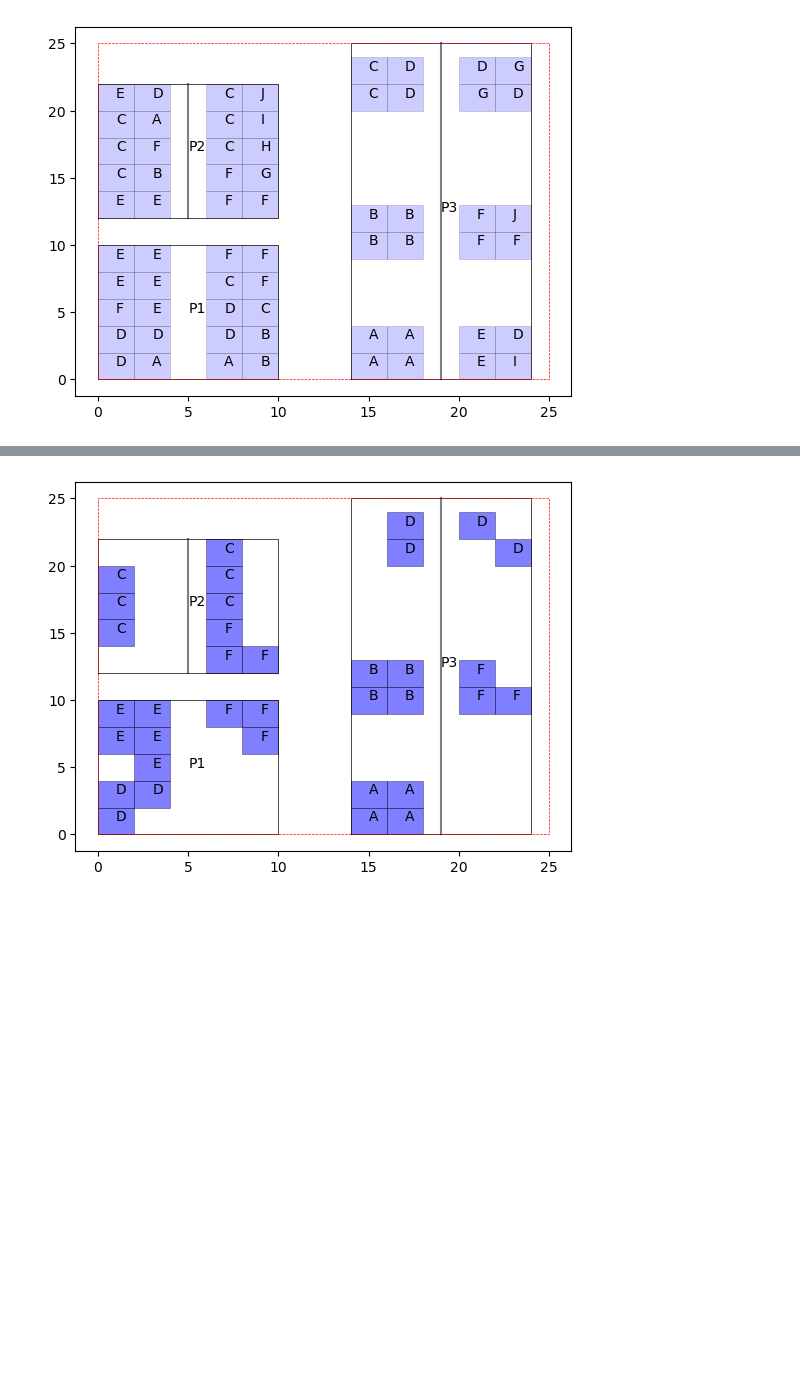
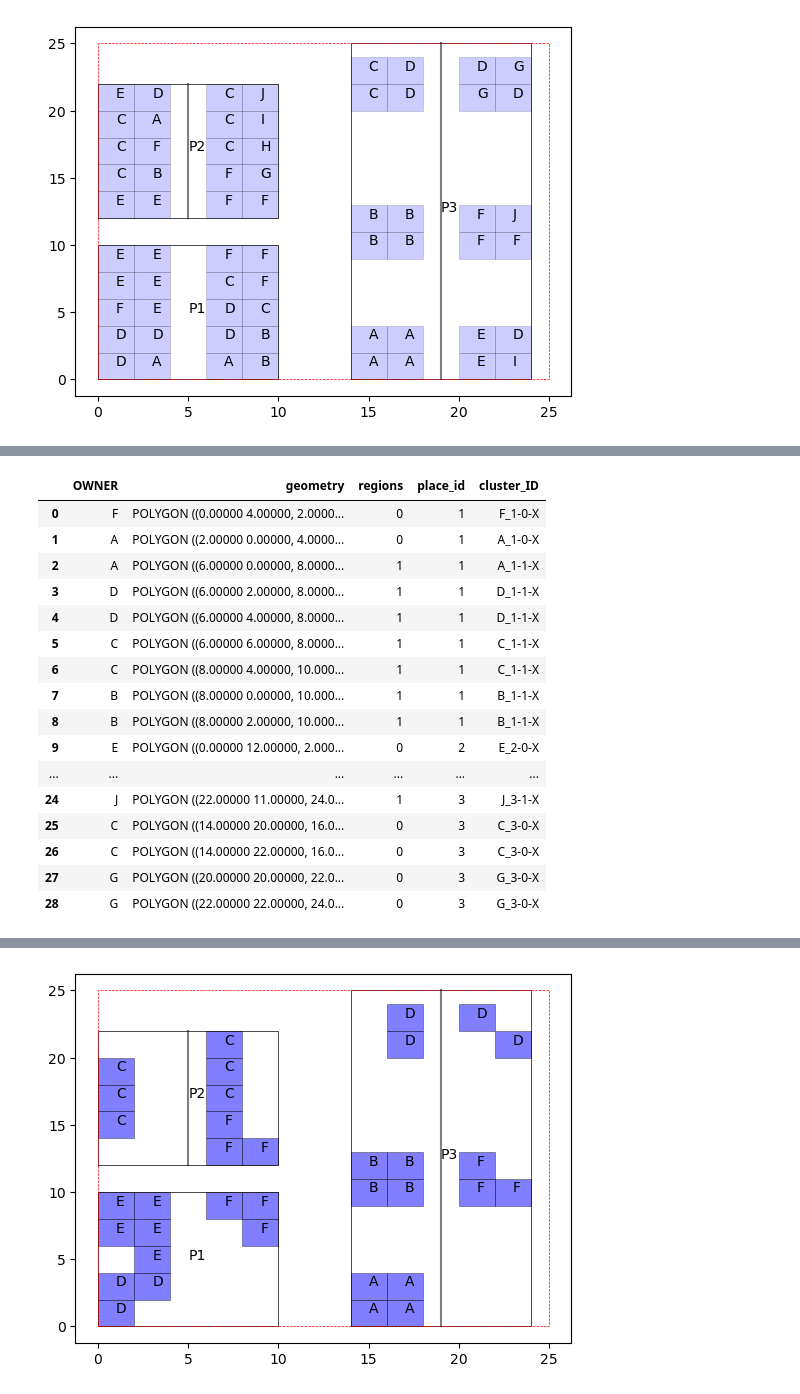
Before and after one commit to abreunig-clgx/superparcels, a Jupyter notebook: clustering/mre/phase2_cluster_subregion_dcalc.ipynb, the cells around one changed output, grey strips where cells are left out. Saved outputs shown, nothing was run; the diff lists cells and outputs as text; code cells hidden in the pictures; blank space fills up the shorter version.

```diff
--- a/clustering/mre/phase2_cluster_subregion_dcalc.ipynb
+++ b/clustering/mre/phase2_cluster_subregion_dcalc.ipynb
@@ -422,4 +490,24 @@ None
 [figure]
+# %%
+all_single_parcel_data
+# %% [output]
+|  | OWNER | geometry | regions | place_id | cluster_ID |
+| 0 | F | POLYGON ((0.00000 4.00000, 2.0000... | 0 | 1 | F_1-0-X |
+| 1 | A | POLYGON ((2.00000 0.00000, 4.0000... | 0 | 1 | A_1-0-X |
+| 2 | A | POLYGON ((6.00000 0.00000, 8.0000... | 1 | 1 | A_1-1-X |
+| 3 | D | POLYGON ((6.00000 2.00000, 8.0000... | 1 | 1 | D_1-1-X |
+| 4 | D | POLYGON ((6.00000 4.00000, 8.0000... | 1 | 1 | D_1-1-X |
+| 5 | C | POLYGON ((6.00000 6.00000, 8.0000... | 1 | 1 | C_1-1-X |
+| 6 | C | POLYGON ((8.00000 4.00000, 10.000... | 1 | 1 | C_1-1-X |
+| 7 | B | POLYGON ((8.00000 0.00000, 10.000... | 1 | 1 | B_1-1-X |
+| 8 | B | POLYGON ((8.00000 2.00000, 10.000... | 1 | 1 | B_1-1-X |
+| 9 | E | POLYGON ((0.00000 12.00000, 2.000... | 0 | 2 | E_2-0-X |
+| ... | ... | ... | ... | ... | ... |
+| 24 | J | POLYGON ((22.00000 11.00000, 24.0... | 1 | 3 | J_3-1-X |
+| 25 | C | POLYGON ((14.00000 20.00000, 16.0... | 0 | 3 | C_3-0-X |
+| 26 | C | POLYGON ((14.00000 22.00000, 16.0... | 0 | 3 | C_3-0-X |
+| 27 | G | POLYGON ((20.00000 20.00000, 22.0... | 0 | 3 | G_3-0-X |
+| 28 | G | POLYGON ((22.00000 22.00000, 24.0... | 0 | 3 | G_3-0-X |
 # %%
 single_parcel_map = Map()
 single_parcel_map.add_gdf(all_single_parcel_data, label='cluster_ID', alpha=0.2, color='blue')
```
Also changed, not shown: parts of 15 cells of this notebook, 1 other file.
